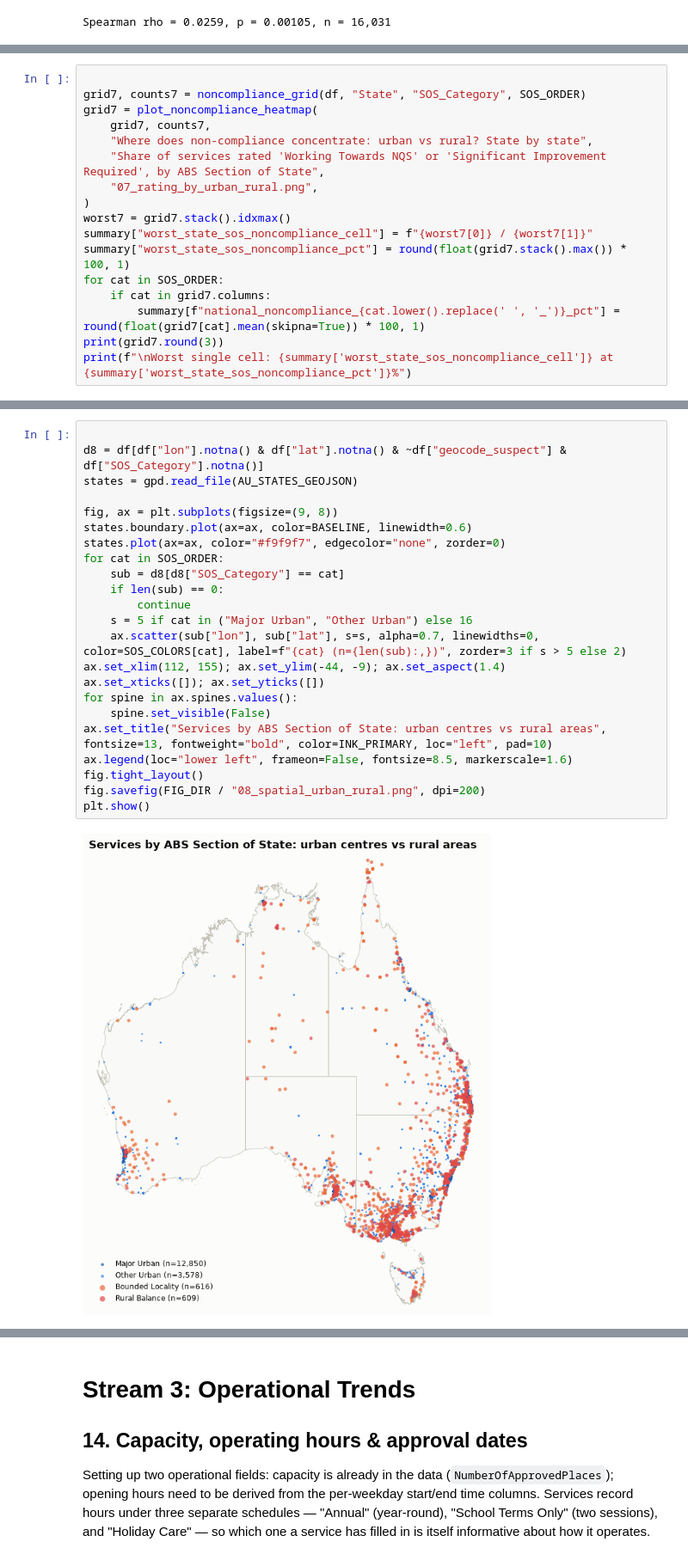
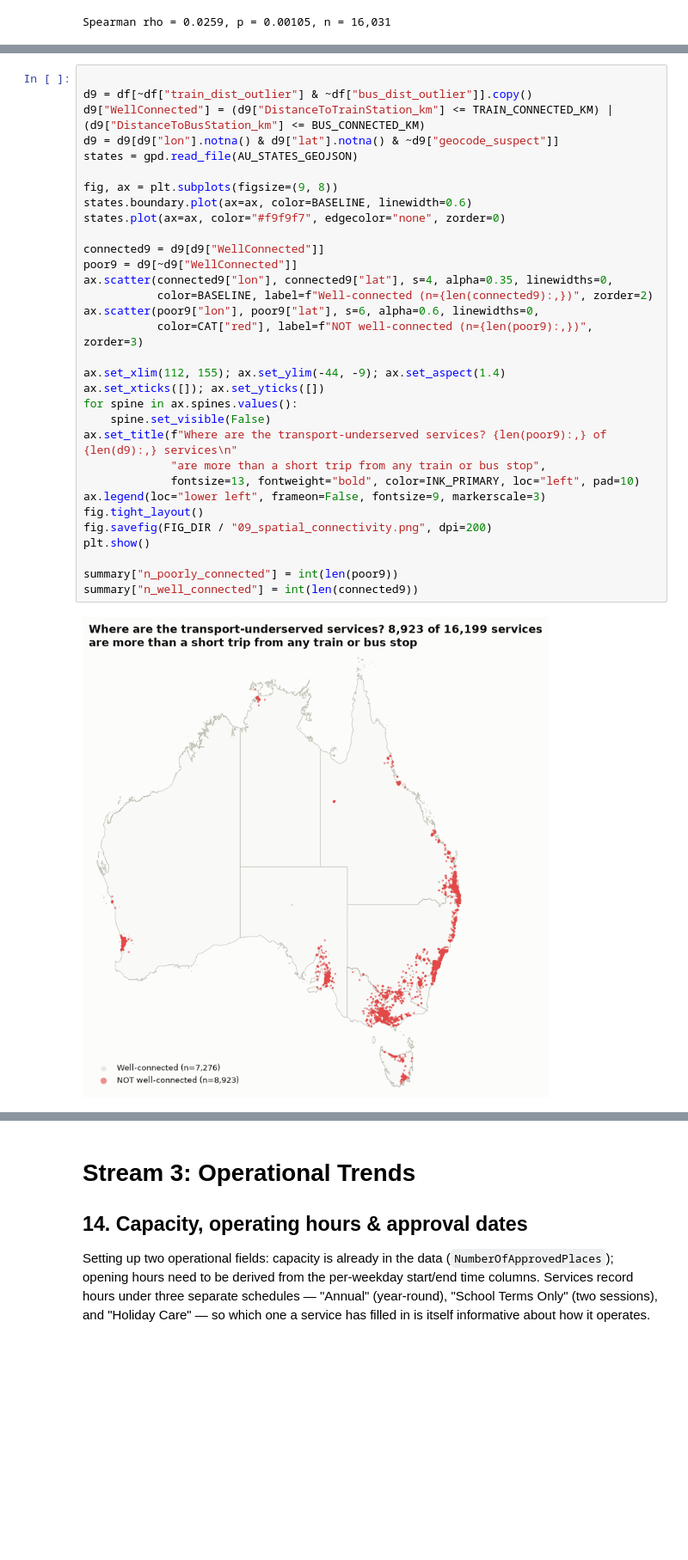
Before and after one commit to martvanhoorn2003-svg/Mart, a Jupyter notebook: ACECQA_Service_Quality_Analysis.ipynb, the cells around one changed output, grey strips where cells are left out. Shown at 86% size. Saved outputs shown, nothing was run; the diff lists cells and outputs as text; blank space fills up the shorter version.

```diff
--- a/ACECQA_Service_Quality_Analysis.ipynb
+++ b/ACECQA_Service_Quality_Analysis.ipynb
@@ -655,17 +602,0 @@ Same compliance question, but gridded by area type instead of raw distance - thi
-# %%
-
-grid7, counts7 = noncompliance_grid(df, "State", "SOS_Category", SOS_ORDER)
-grid7 = plot_noncompliance_heatmap(
-    grid7, counts7,
-    "Where does non-compliance concentrate: urban vs rural? State by state",
-    "Share of services rated 'Working Towards NQS' or 'Significant Improvement Required', by ABS Section of State",
-    "07_rating_by_urban_rural.png",
-)
-worst7 = grid7.stack().idxmax()
-summary["worst_state_sos_noncompliance_cell"] = f"{worst7[0]} / {worst7[1]}"
-summary["worst_state_sos_noncompliance_pct"] = round(float(grid7.stack().max()) * 100, 1)
-for cat in SOS_ORDER:
-    if cat in grid7.columns:
-        summary[f"national_noncompliance_{cat.lower().replace(' ', '_')}_pct"] = round(float(grid7[cat].mean(skipna=True)) * 100, 1)
-print(grid7.round(3))
-print(f"\nWorst single cell: {summary['worst_state_sos_noncompliance_cell']} at {summary['worst_state_sos_noncompliance_pct']}%")
@@ -689,25 +746,34 @@ Worst single cell: NT / Rural Balance at 31.2%
 # %%
 
-d8 = df[df["lon"].notna() & df["lat"].notna() & ~df["geocode_suspect"] & df["SOS_Category"].notna()]
+d9 = df[~df["train_dist_outlier"] & ~df["bus_dist_outlier"]].copy()
+d9["WellConnected"] = (d9["DistanceToTrainStation_km"] <= TRAIN_CONNECTED_KM) | (d9["DistanceToBusStation_km"] <= BUS_CONNECTED_KM)
+d9 = d9[d9["lon"].notna() & d9["lat"].notna() & ~d9["geocode_suspect"]]
 states = gpd.read_file(AU_STATES_GEOJSON)
 
 fig, ax = plt.subplots(figsize=(9, 8))
 states.boundary.plot(ax=ax, color=BASELINE, linewidth=0.6)
 states.plot(ax=ax, color="#f9f9f7", edgecolor="none", zorder=0)
-for cat in SOS_ORDER:
-    sub = d8[d8["SOS_Category"] == cat]
-    if len(sub) == 0:
-        continue
-    s = 5 if cat in ("Major Urban", "Other Urban") else 16
-    ax.scatter(sub["lon"], sub["lat"], s=s, alpha=0.7, linewidths=0, color=SOS_COLORS[cat], label=f"{cat} (n={len(sub):,})", zorder=3 if s > 5 else 2)
+
+connected9 = d9[d9["WellConnected"]]
+poor9 = d9[~d9["WellConnected"]]
+ax.scatter(connected9["lon"], connected9["lat"], s=4, alpha=0.35, linewidths=0,
+           color=BASELINE, label=f"Well-connected (n={len(connected9):,})", zorder=2)
+ax.scatter(poor9["lon"], poor9["lat"], s=6, alpha=0.6, linewidths=0,
+           color=CAT["red"], label=f"NOT well-connected (n={len(poor9):,})", zorder=3)
+
 ax.set_xlim(112, 155); ax.set_ylim(-44, -9); ax.set_aspect(1.4)
 ax.set_xticks([]); ax.set_yticks([])
 for spine in ax.spines.values():
     spine.set_visible(False)
-ax.set_title("Services by ABS Section of State: urban centres vs rural areas", fontsize=13, fontweight="bold", color=INK_PRIMARY, loc="left", pad=10)
-ax.legend(loc="lower left", frameon=False, fontsize=8.5, markerscale=1.6)
+ax.set_title(f"Where are the transport-underserved services? {len(poor9):,} of {len(d9):,} services\n"
+             "are more than a short trip from any train or bus stop",
+             fontsize=13, fontweight="bold", color=INK_PRIMARY, loc="left", pad=10)
+ax.legend(loc="lower left", frameon=False, fontsize=9, markerscale=3)
 fig.tight_layout()
-fig.savefig(FIG_DIR / "08_spatial_urban_rural.png", dpi=200)
+fig.savefig(FIG_DIR / "09_spatial_connectivity.png", dpi=200)
 plt.show()
+
+summary["n_poorly_connected"] = int(len(poor9))
+summary["n_well_connected"] = int(len(connected9))
 # %% [output]
-[figure, old version]
+[figure, new version]
```
Also changed, not shown: parts of 18 cells of this notebook, 13 other files.
